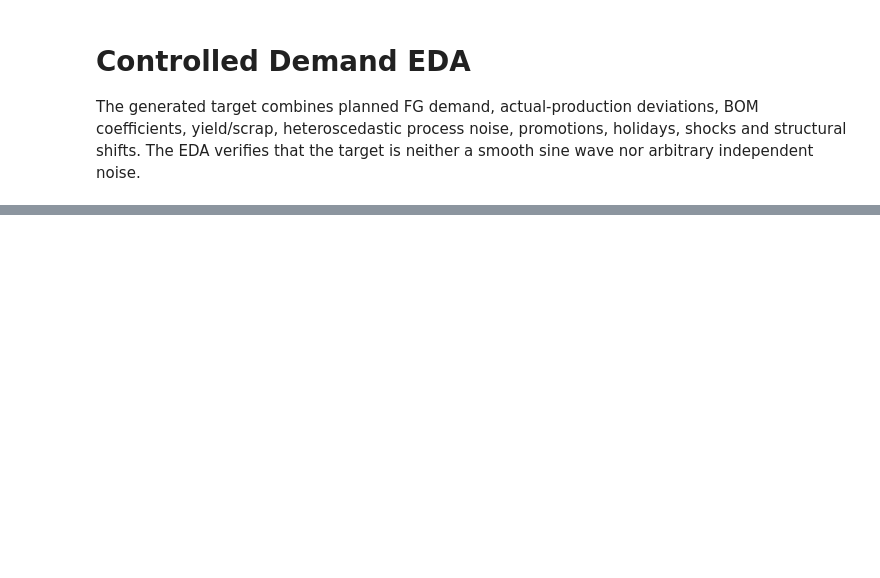
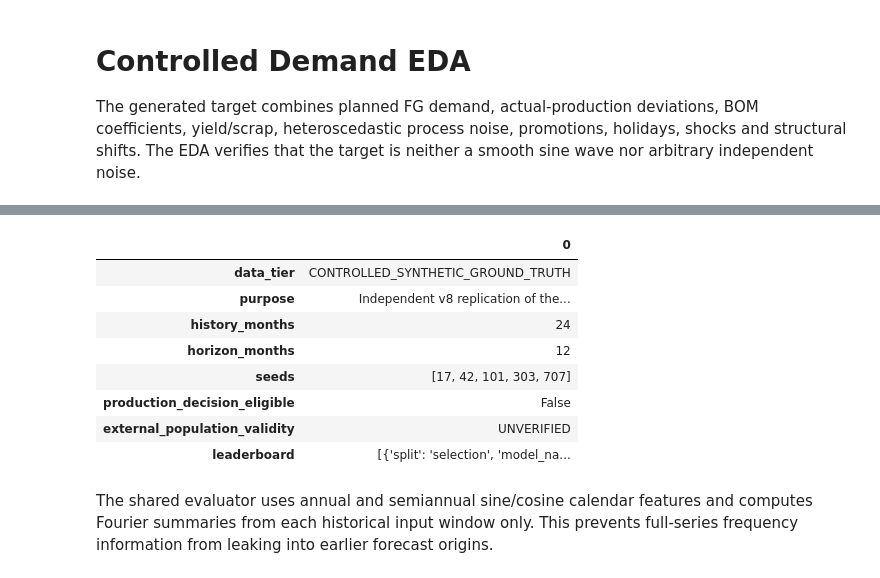
Before and after one commit to Oxshadha/OptiWMS, a Jupyter notebook: Ai miroservices/modeling/v8_controlled_synthetic_validation/01_Controlled_Demand_EDA.ipynb, the cells around one changed output, grey strips where cells are left out. Cells and saved outputs as stored; diff of their text form; code cells hidden in the pictures; blank space fills up the shorter version.

```diff
--- a/Ai miroservices/modeling/v8_controlled_synthetic_validation/01_Controlled_Demand_EDA.ipynb
+++ b/Ai miroservices/modeling/v8_controlled_synthetic_validation/01_Controlled_Demand_EDA.ipynb
@@ -21,6 +21,7 @@ if ROOT.name != "v8_controlled_synthetic_validation":
 OUT = ROOT / "outputs"
 DATA = OUT / "data"
 PLOTS = OUT / "plots"
+EVAL = OUT / "evaluator"
 summary = json.loads((OUT / "run_summary.json").read_text())
 # %%
 demand = pd.read_csv(DATA / "material_demand.csv", parse_dates=["month"])
@@ -37,0 +58,16 @@ display(Image(filename=str(PLOTS / '01_generated_demand_vs_bom_plan.png')))
+# %%
+evaluator_rows = pd.read_csv(EVAL / "backtest_rows.csv.gz", parse_dates=["forecast_month"])
+evaluator_summary = json.loads((EVAL / "evaluator_run_summary.json").read_text())
+display(pd.DataFrame([evaluator_summary]).T)
+# %% [output]
+|  | 0 |
+| data_tier | CONTROLLED_SYNTHETIC_GROUND_TRUTH |
+| purpose | Independent v8 replication of the... |
+| history_months | 24 |
+| horizon_months | 12 |
+| seeds | [17, 42, 101, 303, 707] |
+| production_decision_eligible | False |
+| external_population_validity | UNVERIFIED |
+| leaderboard | [{'split': 'selection', 'model_na... |
+# %% [markdown]
+The shared evaluator uses annual and semiannual sine/cosine calendar features and computes Fourier summaries from each historical input window only. This prevents full-series frequency information from leaking into earlier forecast origins.
```
Also changed, not shown: parts of 3 cells of this notebook, 16 other files.
